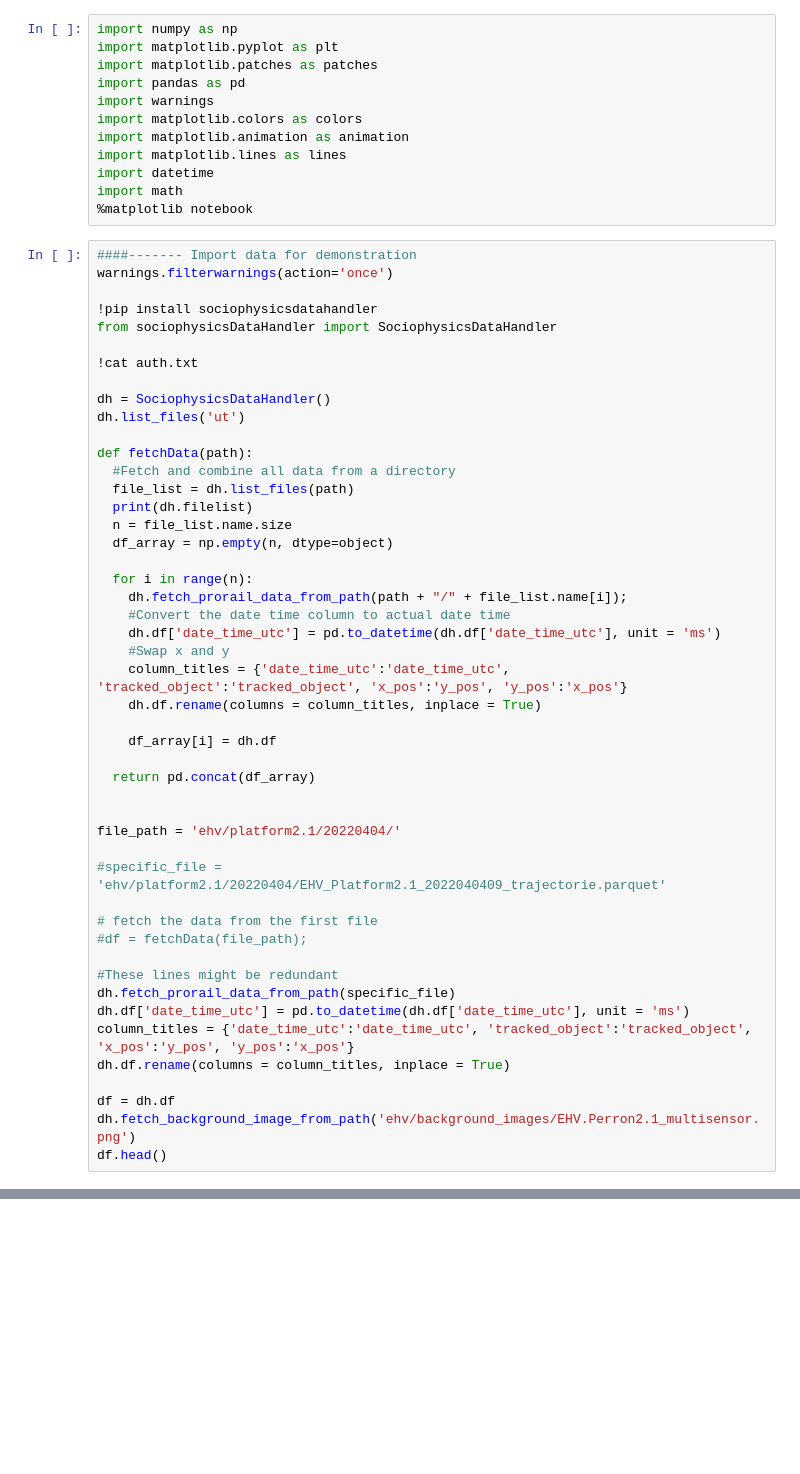
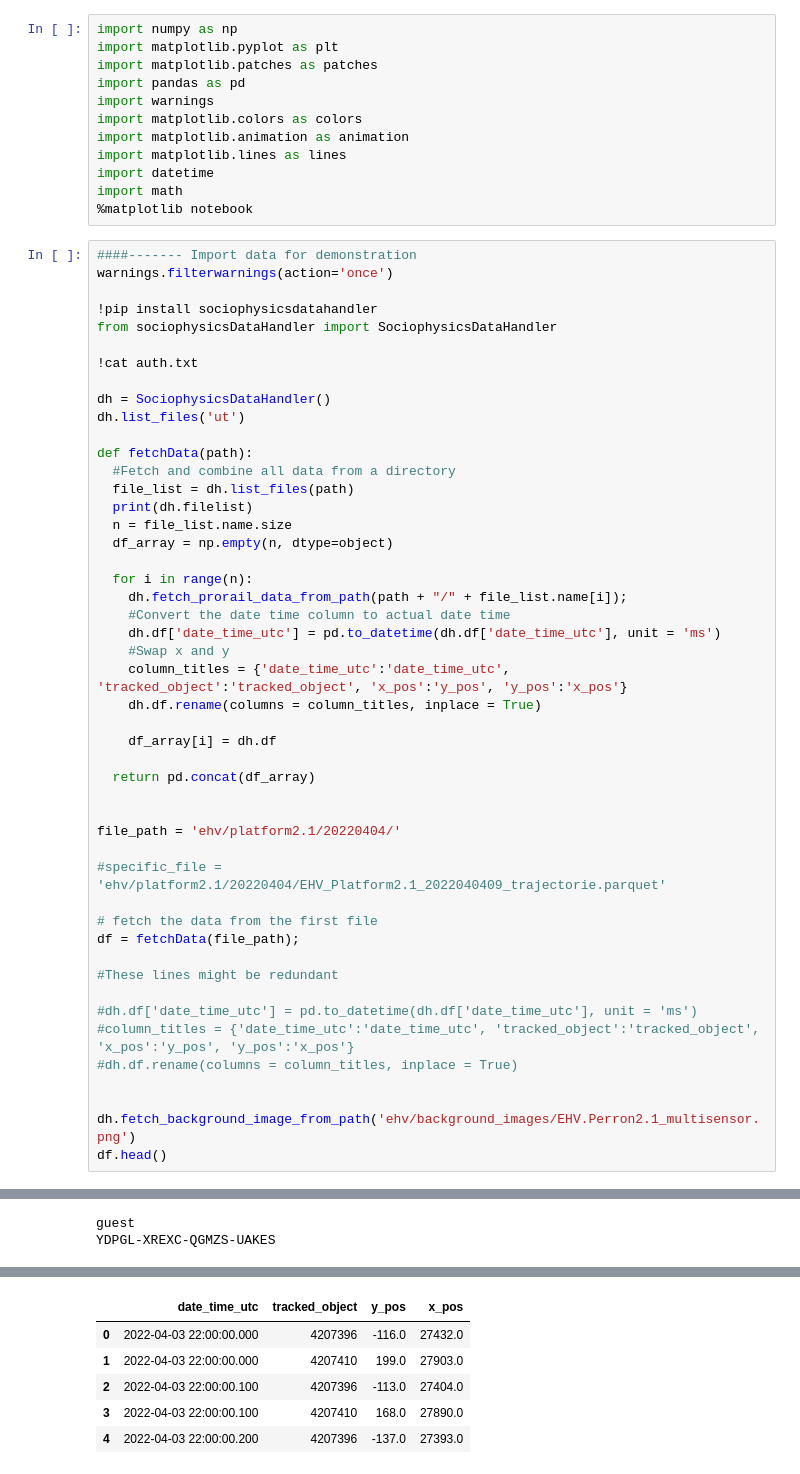
Before and after one commit to mauribadnights/sociophysics, a Jupyter notebook: direction_labelling/direction_labelling.ipynb, the cells around one changed output, grey strips where cells are left out. Saved outputs shown, nothing was run; the diff lists cells and outputs as text; blank space fills up the shorter version.

```diff
--- a/direction_labelling/direction_labelling.ipynb
+++ b/direction_labelling/direction_labelling.ipynb
@@ -47,15 +47,15 @@ file_path = 'ehv/platform2.1/20220404/'
 #specific_file = 'ehv/platform2.1/20220404/EHV_Platform2.1_2022040409_trajectorie.parquet'
 
 # fetch the data from the first file
-#df = fetchData(file_path);
+df = fetchData(file_path);
 
 #These lines might be redundant
-dh.fetch_prorail_data_from_path(specific_file)
-dh.df['date_time_utc'] = pd.to_datetime(dh.df['date_time_utc'], unit = 'ms')
-column_titles = {'date_time_utc':'date_time_utc', 'tracked_object':'tracked_object', 'x_pos':'y_pos', 'y_pos':'x_pos'}
-dh.df.rename(columns = column_titles, inplace = True)
 
-df = dh.df
+#dh.df['date_time_utc'] = pd.to_datetime(dh.df['date_time_utc'], unit = 'ms')
+#column_titles = {'date_time_utc':'date_time_utc', 'tracked_object':'tracked_object', 'x_pos':'y_pos', 'y_pos':'x_pos'}
+#dh.df.rename(columns = column_titles, inplace = True)
+
+
 dh.fetch_background_image_from_path('ehv/background_images/EHV.Perron2.1_multisensor.png')
 df.head()
 # %% [output]
@@ -62,0 +84,2 @@ NameError: name 'warnings' is not defined
+guest
+YDPGL-XREXC-QGMZS-UAKES
@@ -63,3 +104,9 @@ NameError: name 'warnings' is not defined
+|  | date_time_utc | tracked_object | y_pos | x_pos |
+| 0 | 2022-04-03 22:00:00.000 | 4207396 | -116.0 | 27432.0 |
+| 1 | 2022-04-03 22:00:00.000 | 4207410 | 199.0 | 27903.0 |
+| 2 | 2022-04-03 22:00:00.100 | 4207396 | -113.0 | 27404.0 |
+| 3 | 2022-04-03 22:00:00.100 | 4207410 | 168.0 | 27890.0 |
+| 4 | 2022-04-03 22:00:00.200 | 4207396 | -137.0 | 27393.0 |
 # %%
 ####------- Labelling code
 def above_line(df, line, alpha, x_tag='x_pos',y_tag='y_pos'):
```
Also changed, not shown: parts of 3 cells of this notebook, 1 other file.
